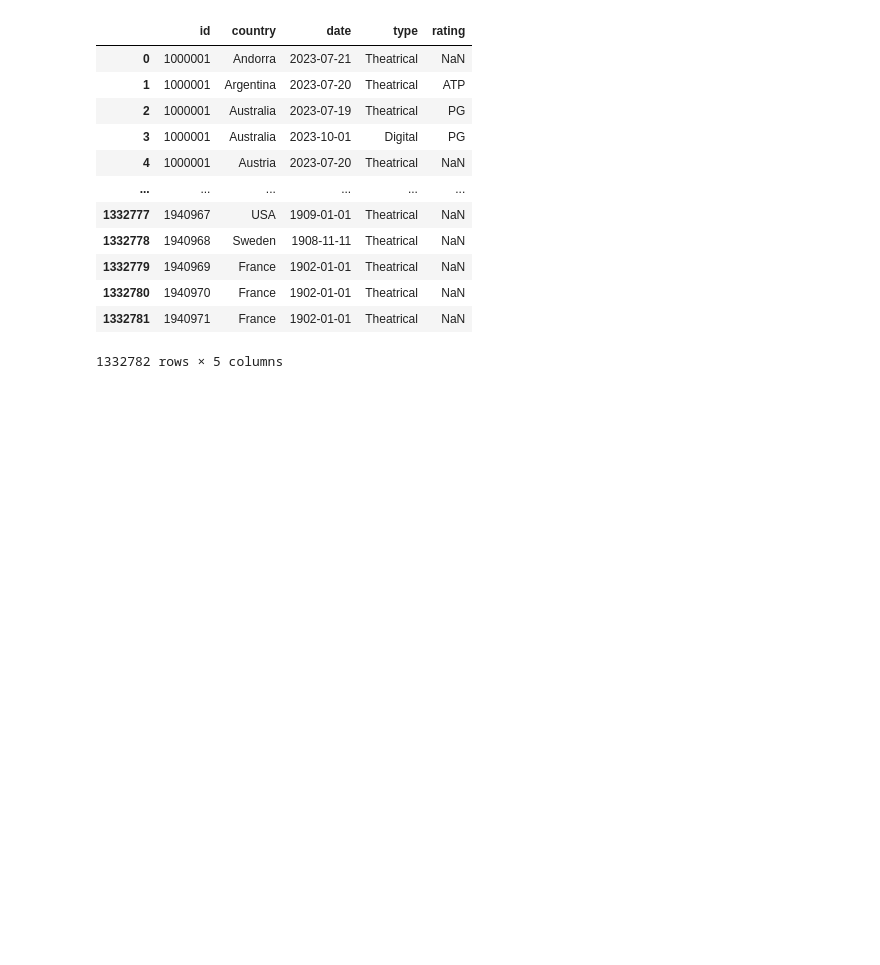
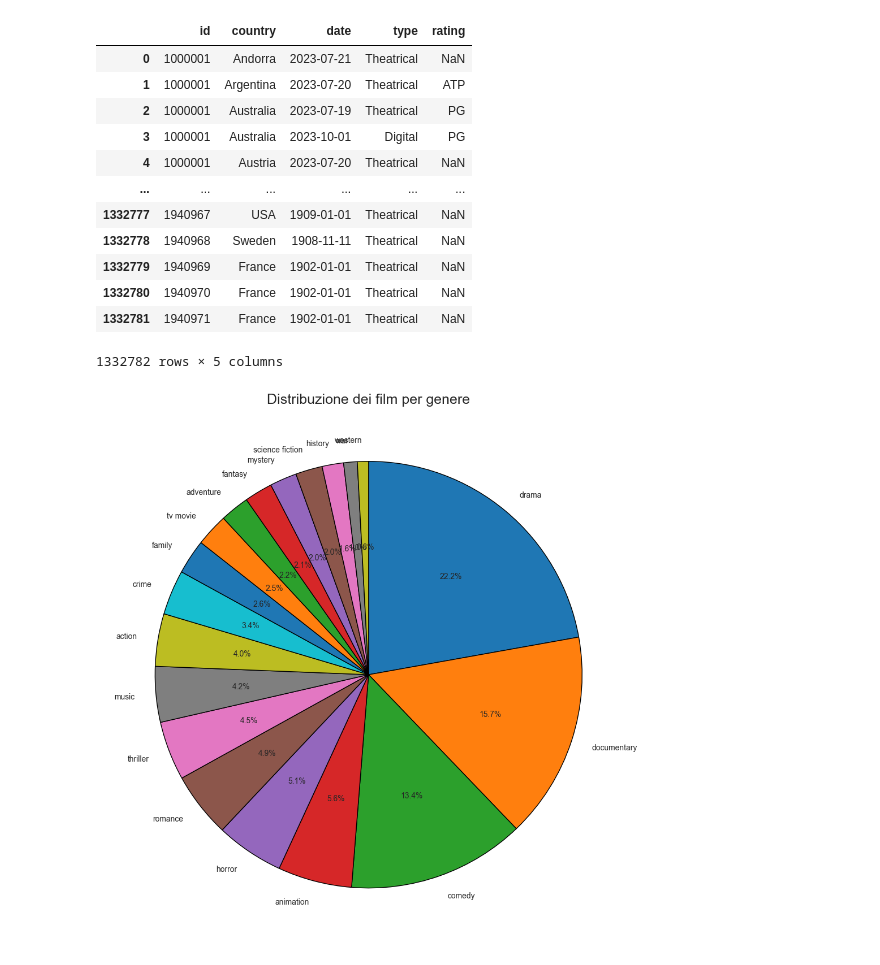
Before and after one commit to Carmelo-Spadaro/IUM, a Jupyter notebook: notebook.ipynb, the cells around one changed output. Saved outputs shown, nothing was run; the diff lists cells and outputs as text; code cells hidden in the pictures; blank space fills up the shorter version.

```diff
--- a/notebook.ipynb
+++ b/notebook.ipynb
@@ -674,3 +674,31 @@ fig.update_traces(textposition="outside")
 
 # 6. Mostra grafico
 fig.show()
+# %%
+import matplotlib.pyplot as plt
+import pandas as pd
+
+# Rimuove i duplicati in modo effettivo (serve l'assegnazione!)
+genres_clean = genres.drop_duplicates(subset=["id", "genre"]).copy()
+
+# Conta il numero di film per genere
+genre_counts = genres_clean["genre"].value_counts()
+
+
+
+# Plot
+plt.figure(figsize=(10, 10))
+genre_counts.plot(
+    kind='pie',
+    autopct='%1.1f%%',
+    startangle=90,
+    counterclock=False,
+    wedgeprops={'edgecolor': 'black'}
+)
+
+plt.title("Distribuzione dei film per genere", fontsize=18)
+plt.ylabel('')  # Rimuove l'etichetta sull'asse Y
+plt.tight_layout()
+plt.show()
+# %% [output]
+[figure, added]
```
Also changed, not shown: parts of 5 cells of this notebook.
